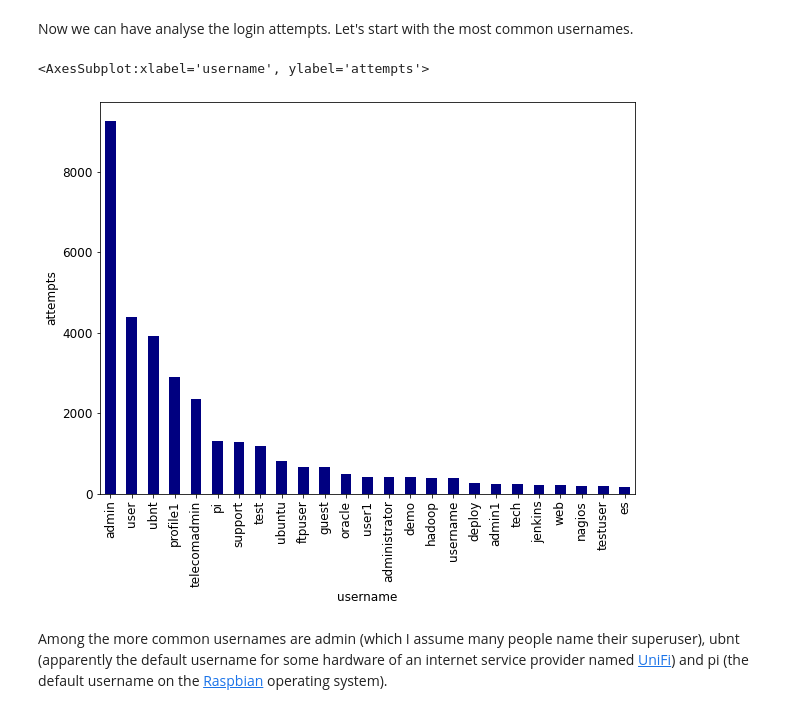
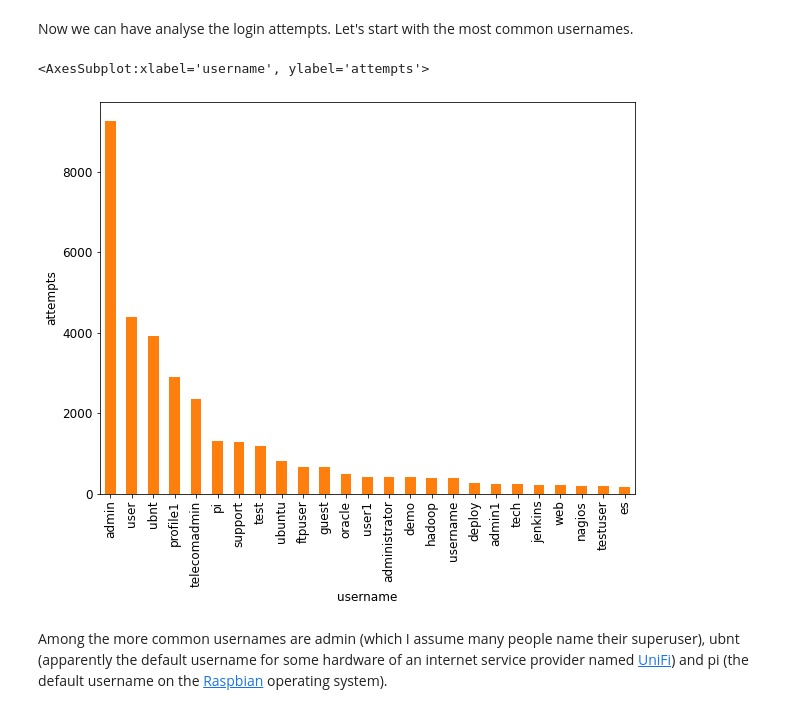
Before and after one commit to fumlig/website, a Jupyter notebook: src/snoopers/index.ipynb, the cells around one changed output. Saved outputs shown, nothing was run; the diff lists cells and outputs as text; code cells hidden in the pictures.

```diff
--- a/src/snoopers/snoopers.ipynb
+++ b/src/snoopers/index.ipynb
@@ -58,11 +48,11 @@ Now we can have analyse the login attempts. Let's start with the most common use
 # %%
 import matplotlib as mpl
 mpl.rcParams.update({"figure.figsize": (9.6, 7.2), "font.size": 12})
 
-df_ssh.user.value_counts()[:25].plot.bar(color="navy", xlabel="username", ylabel="attempts")
+df_ssh.user.value_counts()[:25].plot.bar(xlabel="username", ylabel="attempts", color="tab:orange")
 # %% [output]
 <AxesSubplot:xlabel='username', ylabel='attempts'>
-[figure, old version]
+[figure, new version]
 # %% [markdown]
 Among the more common usernames are admin (which I assume many people name their superuser), ubnt (apparently the default username for some hardware of an internet service provider named [UniFi](https://ui.com/wi-fi)) and pi (the default username on the [Raspbian](http://www.raspbian.org/) operating system).
 # %% [markdown]
```
Also changed, not shown: parts of 4 cells of this notebook, 25 other files.
